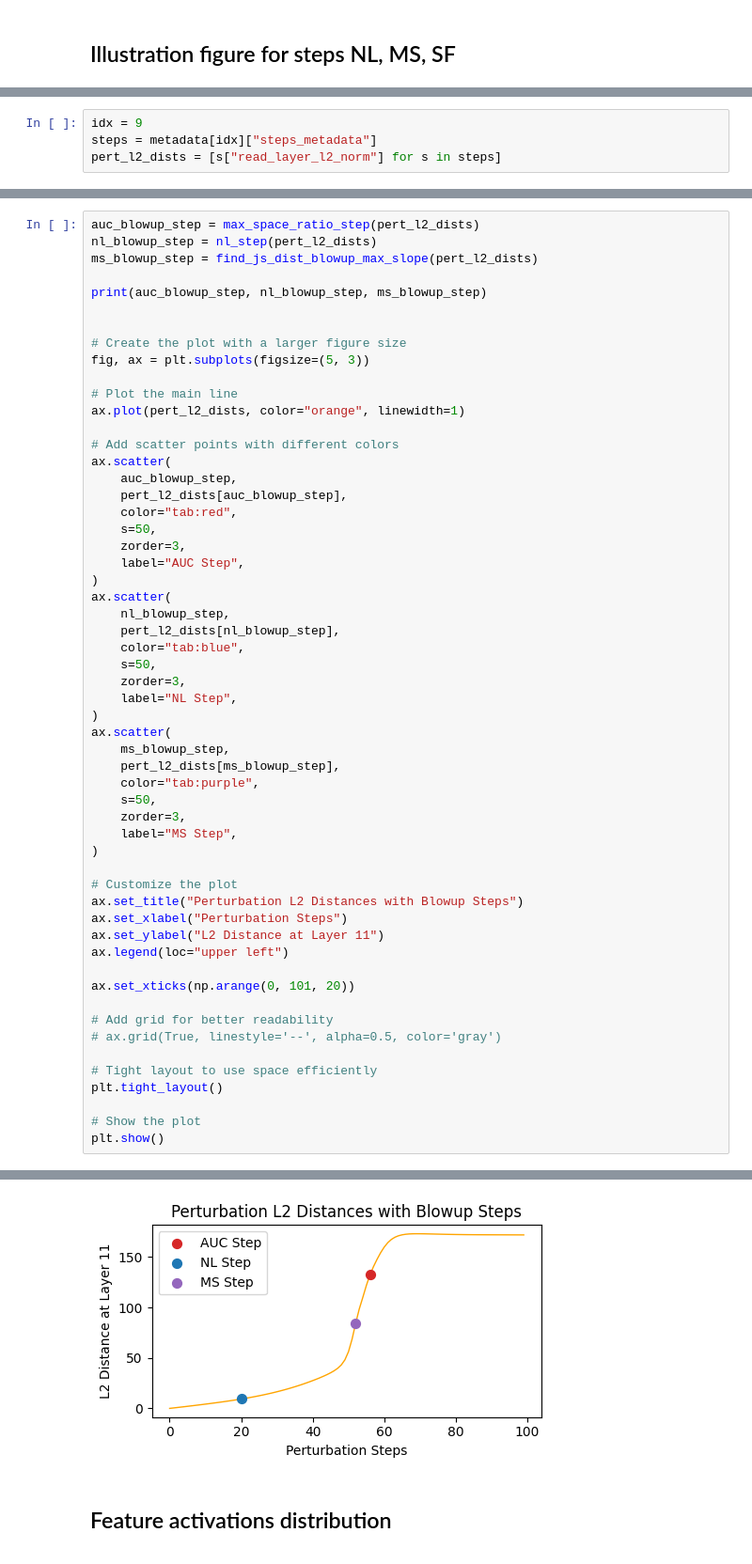
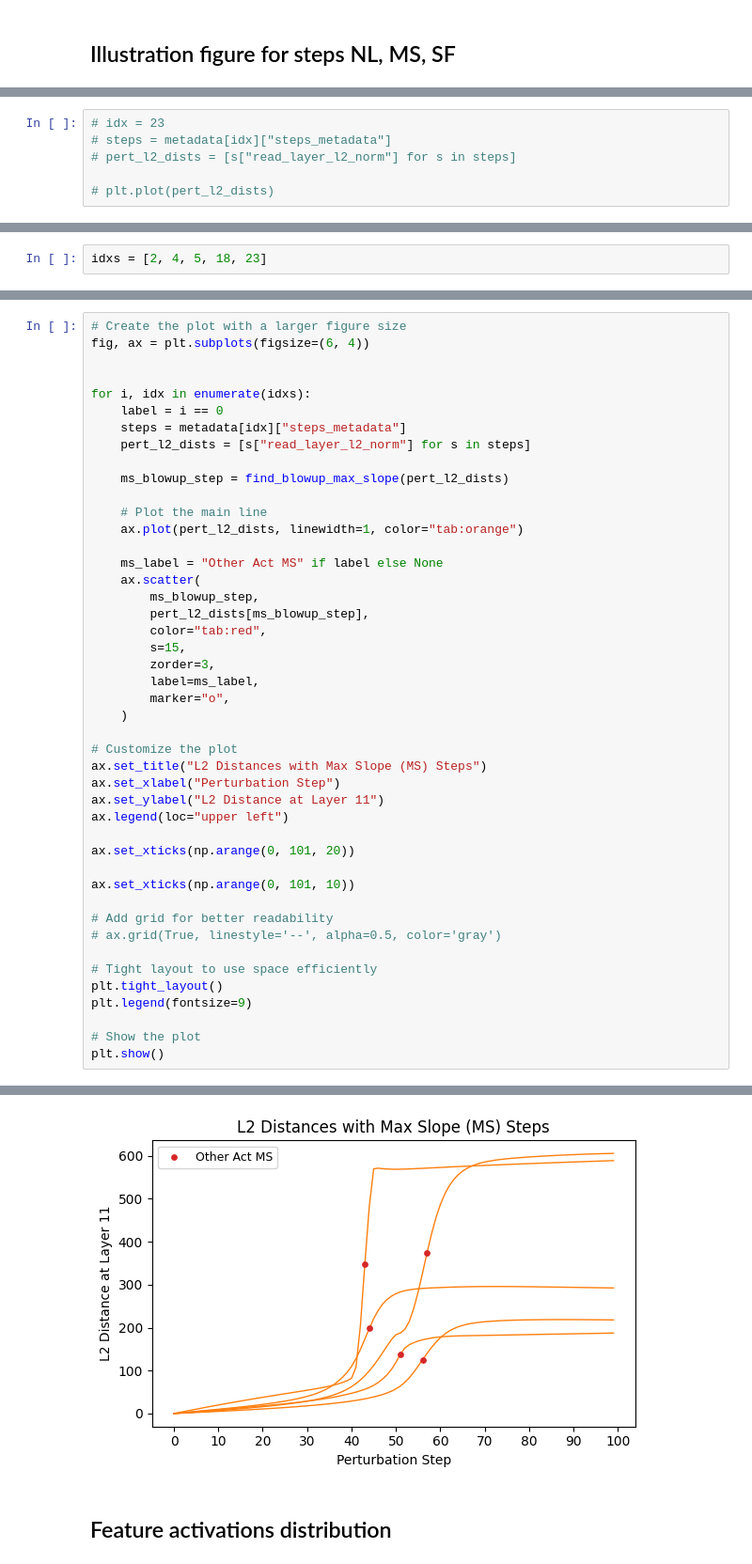
Before and after one commit to jettjaniak/teren, a Jupyter notebook: notebooks/ad_hoc_experiments.ipynb, the cells around one changed output, grey strips where cells are left out. Shown at 94% size. Saved outputs shown, nothing was run; the diff lists cells and outputs as text.

Commit message:
Paper plots notebooks

```diff
--- a/notebooks/ad_hoc_experiments.ipynb
+++ b/notebooks/ad_hoc_experiments.ipynb
@@ -388,4 +278,6 @@ def find_js_dist_blowup_max_slope(
 # %%
-idx = 9
-steps = metadata[idx]["steps_metadata"]
-pert_l2_dists = [s["read_layer_l2_norm"] for s in steps]
+# idx = 23
+# steps = metadata[idx]["steps_metadata"]
+# pert_l2_dists = [s["read_layer_l2_norm"] for s in steps]
+
+# plt.plot(pert_l2_dists)
@@ -393,0 +284,2 @@ NameError: name 'metadata' is not defined
+# %%
+idxs = [2, 4, 5, 18, 23]
@@ -394,56 +293,45 @@ NameError: name 'metadata' is not defined
 # %%
-auc_blowup_step = max_space_ratio_step(pert_l2_dists)
-nl_blowup_step = nl_step(pert_l2_dists)
-ms_blowup_step = find_js_dist_blowup_max_slope(pert_l2_dists)
-
-print(auc_blowup_step, nl_blowup_step, ms_blowup_step)
+# Create the plot with a larger figure size
+fig, ax = plt.subplots(figsize=(6, 4))
 
 
-# Create the plot with a larger figure size
-fig, ax = plt.subplots(figsize=(5, 3))
+for i, idx in enumerate(idxs):
+    label = i == 0
+    steps = metadata[idx]["steps_metadata"]
+    pert_l2_dists = [s["read_layer_l2_norm"] for s in steps]
 
-# Plot the main line
-ax.plot(pert_l2_dists, color="orange", linewidth=1)
+    ms_blowup_step = find_blowup_max_slope(pert_l2_dists)
 
-# Add scatter points with different colors
-ax.scatter(
-    auc_blowup_step,
-    pert_l2_dists[auc_blowup_step],
-    color="tab:red",
-    s=50,
-    zorder=3,
-    label="AUC Step",
-)
-ax.scatter(
-    nl_blowup_step,
-    pert_l2_dists[nl_blowup_step],
-    color="tab:blue",
-    s=50,
-    zorder=3,
-    label="NL Step",
-)
-ax.scatter(
-    ms_blowup_step,
-    pert_l2_dists[ms_blowup_step],
-    color="tab:purple",
-    s=50,
-    zorder=3,
-    label="MS Step",
-)
+    # Plot the main line
+    ax.plot(pert_l2_dists, linewidth=1, color="tab:orange")
+
+    ms_label = "Other Act MS" if label else None
+    ax.scatter(
+        ms_blowup_step,
+        pert_l2_dists[ms_blowup_step],
+        color="tab:red",
+        s=15,
+        zorder=3,
+        label=ms_label,
+        marker="o",
+    )
 
 # Customize the plot
-ax.set_title("Perturbation L2 Distances with Blowup Steps")
-ax.set_xlabel("Perturbation Steps")
+ax.set_title("L2 Distances with Max Slope (MS) Steps")
+ax.set_xlabel("Perturbation Step")
 ax.set_ylabel("L2 Distance at Layer 11")
 ax.legend(loc="upper left")
 
 ax.set_xticks(np.arange(0, 101, 20))
+
+ax.set_xticks(np.arange(0, 101, 10))
 
 # Add grid for better readability
 # ax.grid(True, linestyle='--', alpha=0.5, color='gray')
 
 # Tight layout to use space efficiently
 plt.tight_layout()
+plt.legend(fontsize=9)
 
 # Show the plot
 plt.show()
@@ -452,4 +339,4 @@ plt.show()
-[figure, old version]
+[figure, new version]
 # %% [markdown]
 ## Feature activations distribution
 # %%
```
Also changed, not shown: parts of 55 cells of this notebook, 2 other files.
